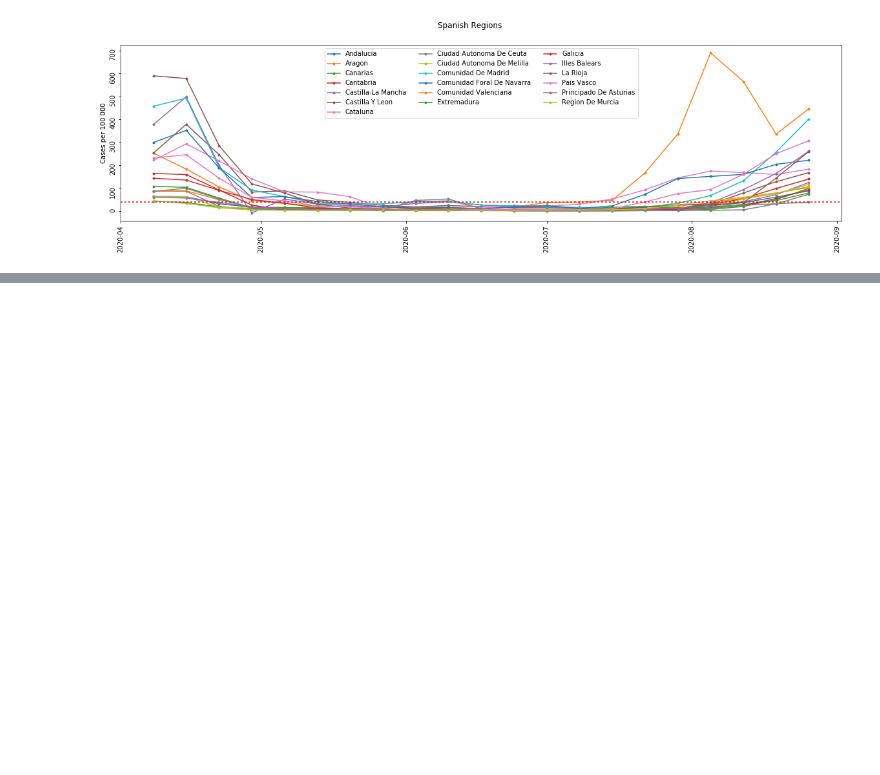
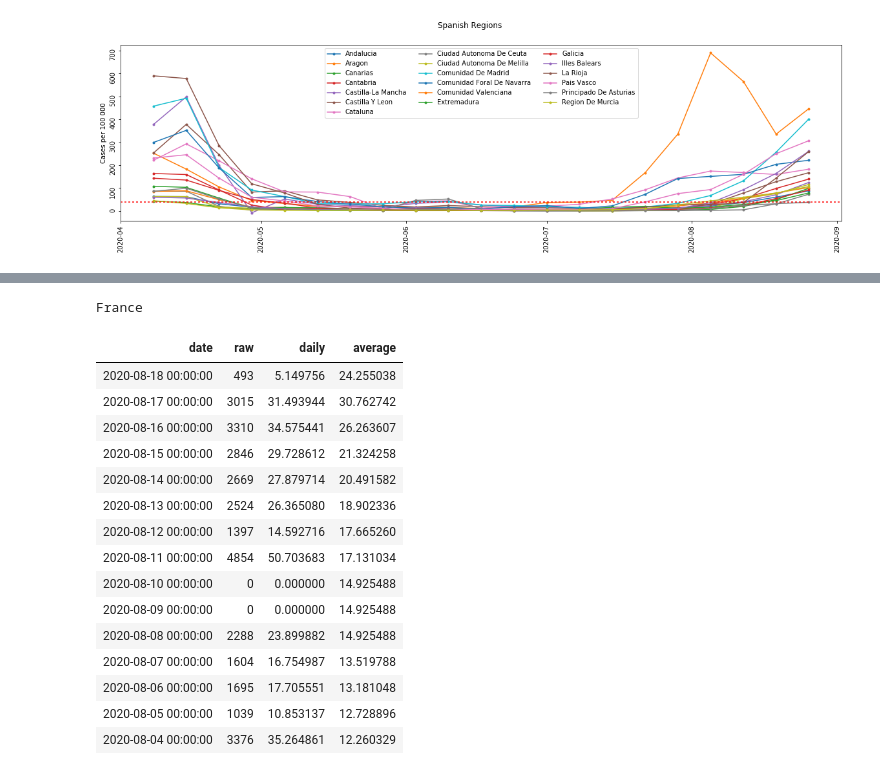
Before and after one commit to gowen100/Public-Code, a Jupyter notebook: ECDC_Covid_Data_and_Graphs.ipynb, the cells around one changed output, grey strips where cells are left out. Saved outputs shown, nothing was run; the diff lists cells and outputs as text; code cells hidden in the pictures; blank space fills up the shorter version.

```diff
--- a/ECDC_Covid_Data_and_Graphs.ipynb
+++ b/ECDC_Covid_Data_and_Graphs.ipynb
@@ -196,0 +210,28 @@ for country in ["Portugal"]:
+# %%
+country='France'
+
+print(country)
+table =pd.DataFrame([])
+table["date"] =data_raw[data_raw['countriesAndTerritories']==country]['dateRep']
+table["raw"] =data_raw[data_raw['countriesAndTerritories']==country]['cases']
+table["daily"] =data_raw[data_raw['countriesAndTerritories']==country]['cases']/data_raw[data_raw['countriesAndTerritories']==country][:days_back ]['popData2019']*700000
+table["average"] = table["daily"].rolling(7).mean().shift(-6)
+display(table[15:30].style.hide_index())
+# %% [output]
+France
+| date | raw | daily | average |
+| 2020-08-18 00:00:00 | 493 | 5.149756 | 24.255038 |
+| 2020-08-17 00:00:00 | 3015 | 31.493944 | 30.762742 |
+| 2020-08-16 00:00:00 | 3310 | 34.575441 | 26.263607 |
+| 2020-08-15 00:00:00 | 2846 | 29.728612 | 21.324258 |
+| 2020-08-14 00:00:00 | 2669 | 27.879714 | 20.491582 |
+| 2020-08-13 00:00:00 | 2524 | 26.365080 | 18.902336 |
+| 2020-08-12 00:00:00 | 1397 | 14.592716 | 17.665260 |
+| 2020-08-11 00:00:00 | 4854 | 50.703683 | 17.131034 |
+| 2020-08-10 00:00:00 | 0 | 0.000000 | 14.925488 |
+| 2020-08-09 00:00:00 | 0 | 0.000000 | 14.925488 |
+| 2020-08-08 00:00:00 | 2288 | 23.899882 | 14.925488 |
+| 2020-08-07 00:00:00 | 1604 | 16.754987 | 13.519788 |
+| 2020-08-06 00:00:00 | 1695 | 17.705551 | 13.181048 |
+| 2020-08-05 00:00:00 | 1039 | 10.853137 | 12.728896 |
+| 2020-08-04 00:00:00 | 3376 | 35.264861 | 12.260329 |
```
Also changed, not shown: parts of 8 cells of this notebook, 1 other file.
